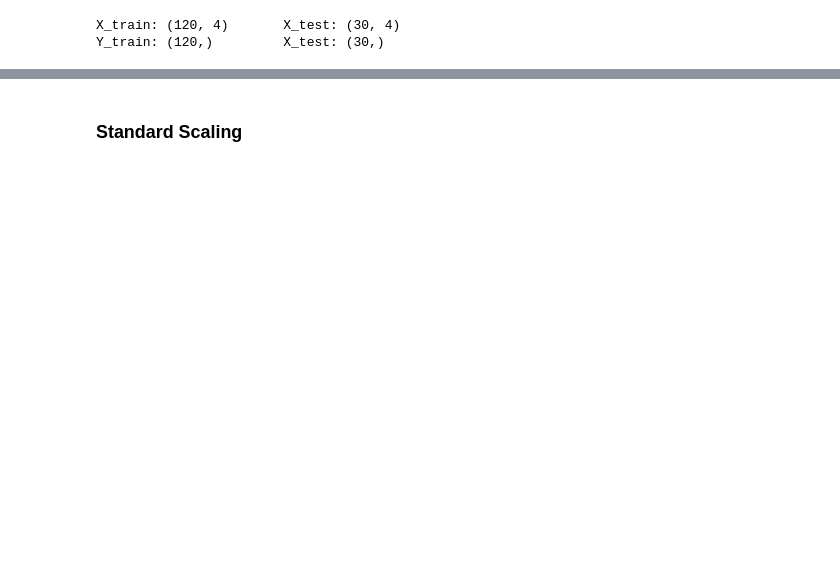
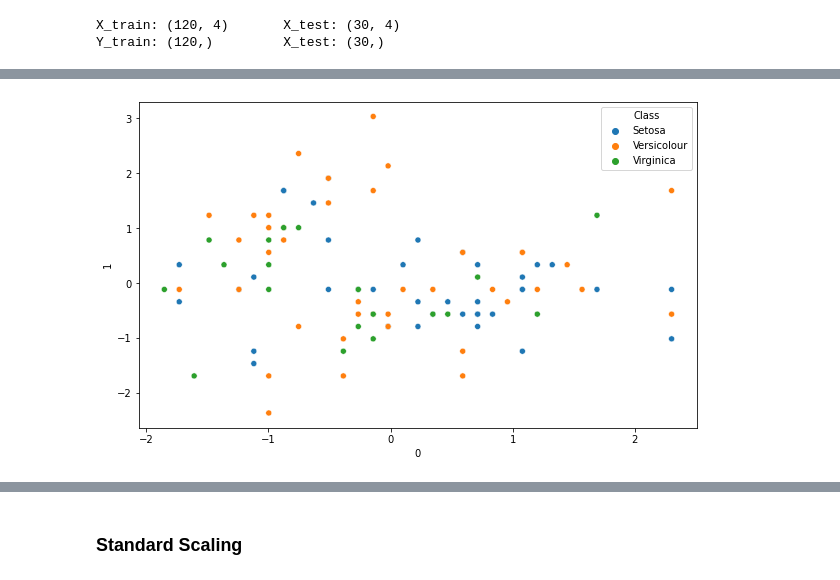
Before and after one commit to Hyewon97/dataanalysis, a Jupyter notebook: p602_기계학습_데이터_전처리_데이터_스케일링.ipynb, the cells around one changed output, grey strips where cells are left out. Saved outputs shown, nothing was run; the diff lists cells and outputs as text; code cells hidden in the pictures; blank space fills up the shorter version.

```diff
--- a/p602_기계학습_데이터_전처리_데이터_스케일링.ipynb
+++ b/p602_기계학습_데이터_전처리_데이터_스케일링.ipynb
@@ -164,0 +190,7 @@ print(X_train.head())
+# %%
+xt = pd.DataFrame(X_train_sc.T)
+# %%
+fig = sns.scatterplot(data=xt, x=xt.iloc[0,:], y=xt.iloc[1,:], hue=y_train)
+fig.figure.set_size_inches(10,6)
+# %% [output]
+[figure, added]
```
Also changed, not shown: parts of 31 cells of this notebook, 3 other files.
